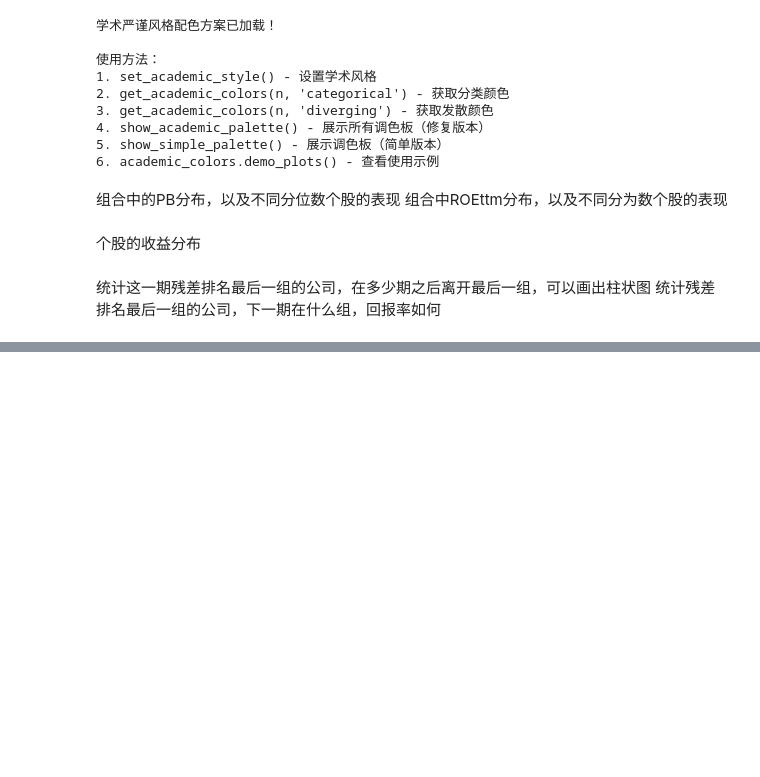
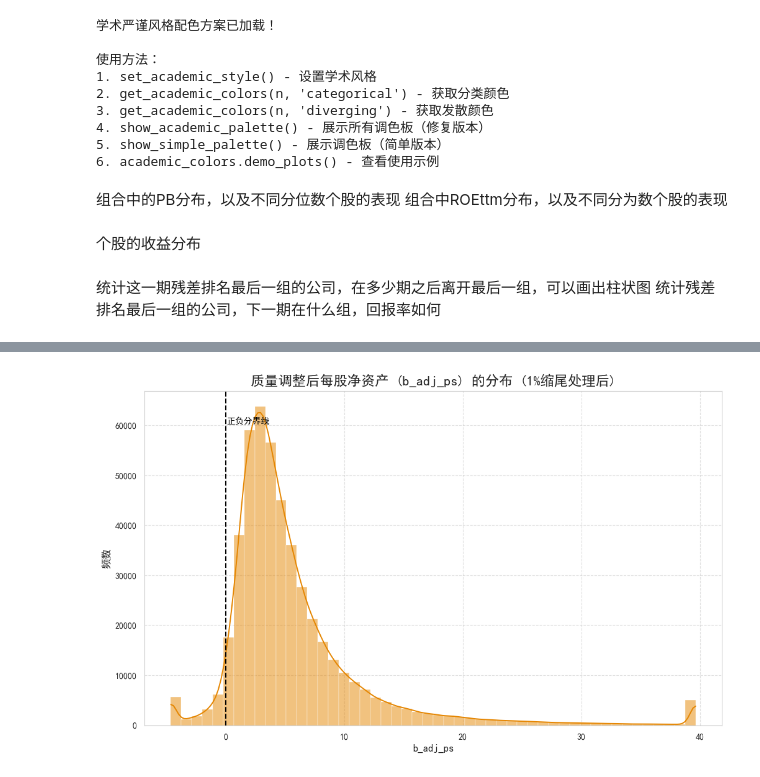
Before and after one commit to panjinhe/PBROE, a Jupyter notebook: ch4/PBROEch4.ipynb, the cells around one changed output, grey strips where cells are left out. Drawn from its saved outputs; the diff is of its cells as text; code cells hidden in the pictures; blank space fills up the shorter version.

```diff
--- a/ch4/PBROEch4.ipynb
+++ b/ch4/PBROEch4.ipynb
@@ -300,0 +540,92 @@ if __name__ == "__main__":
+# %%
+# Badj的分布
+import pandas as pd
+import matplotlib.pyplot as plt
+import seaborn as sns
+import numpy as np
+
+
+def set_academic_style():
+    """设置图表的学术风格"""
+    plt.rcParams['font.sans-serif'] = ['SimHei']
+    plt.rcParams['axes.unicode_minus'] = False
+    plt.rcParams['font.size'] = 18
+
+set_academic_style()
+
+# --- 1. 加载数据 ---
+# 请确保 'pbroe4.1Badj.csv' 文件与您的Notebook在同一个目录下
+# 否则，请提供完整的文件路径
+try:
+    results_df = pd.read_csv('pbroe4.1Badj.csv')
+    print("文件 'pbroe4.1Badj.csv' 加载成功。")
+except FileNotFoundError:
+    print("错误：未找到文件 'pbroe4.1Badj.csv'。请确保文件路径正确。")
+    # 如果文件不存在，创建一个模拟DataFrame以便代码可以运行
+    results_df = pd.DataFrame({'b_adj_ps': np.random.randn(1000) * 5})
+
+
+# --- 2. 分析 b_adj_ps 的分布 ---
+print("\n--- b_adj_ps 分布分析 ---")
+
+# 仅分析非空的 b_adj_ps 值
+b_adj_ps_data = results_df['b_adj_ps'].dropna()
+
+if b_adj_ps_data.empty:
+    print("b_adj_ps 列中没有有效数据可供分析。")
+else:
+    # 2.1. 原始数据描述性统计
+    print("原始数据描述性统计量:")
+    # 使用 .to_string() 以获得更好的格式化输出
+    print(b_adj_ps_data.describe().to_string())
+
+    # --- 核心修正：对数据进行缩尾处理 (Winsorization) 以处理极端值 ---
+    print("\n--- 对 b_adj_ps 进行缩尾处理 (Winsorization) ---")
+    # 定义缩尾的上下分位数
+    lower_quantile = 0.01
+    upper_quantile = 0.99
+    lower_bound = b_adj_ps_data.quantile(lower_quantile)
+    upper_bound = b_adj_ps_data.quantile(upper_quantile)
+    print(f"将数据缩尾至 {lower_quantile*100:.0f}% ({lower_bound:.2f}) 和 {upper_quantile*100:.0f}% ({upper_bound:.2f}) 分位数之间。")
+
+    # 应用缩尾，生成一个新的Series用于分析和绘图
+    b_adj_ps_winsorized = b_adj_ps_data.clip(lower_bound, upper_bound)
+
+    # 2.2. 缩尾后数据描述性统计
+    print("\n缩尾后数据描述性统计量:")
+    print(b_adj_ps_winsorized.describe().to_string())
+
+    # 2.3. 计算负值占比 (基于原始数据)
+    negative_percentage = (b_adj_ps_data < 0).sum() / len(b_adj_ps_data) * 100
+    print(f"\n负值样本占比 (基于原始数据): {negative_percentage:.2f}%")
+
+    # 2.4. 绘制分布直方图 (使用缩尾后的数据)
+    print("\n正在绘制分布图...")
+
+    # 使用您喜欢的学术风格和配色
+    plt.style.use('seaborn-v0_8-paper')
+    plt.rcParams['font.sans-serif'] = ['SimHei'] # 设置中文字体，防止乱码
+    plt.rcParams['axes.unicode_minus'] = False  # 正常显示负号
+    plot_color = '#E58601' # 橙色
+
+    plt.figure(figsize=(12, 7))
+
+    sns.histplot(b_adj_ps_winsorized, kde=True, color=plot_color, bins=50)
+
+    plt.title('质量调整后每股净资产 (b_adj_ps) 的分布 (1%缩尾处理后)', fontsize=16, fontweight='bold')
+    plt.xlabel('b_adj_ps', fontsize=12)
+    plt.ylabel('频数', fontsize=12)
+
+    # 在x=0处画一条垂直虚线，以清晰地分隔正负值
+    plt.axvline(x=0, color='black', linestyle='--', linewidth=1.5)
+
+    # 添加图例说明垂直线
+    plt.text(0.1, plt.gca().get_ylim()[1] * 0.9, '正负分界线', color='black', fontsize=10)
+
+    plt.grid(True, linestyle='--', alpha=0.6)
+
+    # 优化刻度标签
+    plt.tick_params(axis='both', which='major', labelsize=10)
+
+    plt.show()
+# %% [output]
@@ -300,0 +649 @@ if __name__ == "__main__":
+[figure, added]
```
Also changed, not shown: parts of 10 cells of this notebook.
